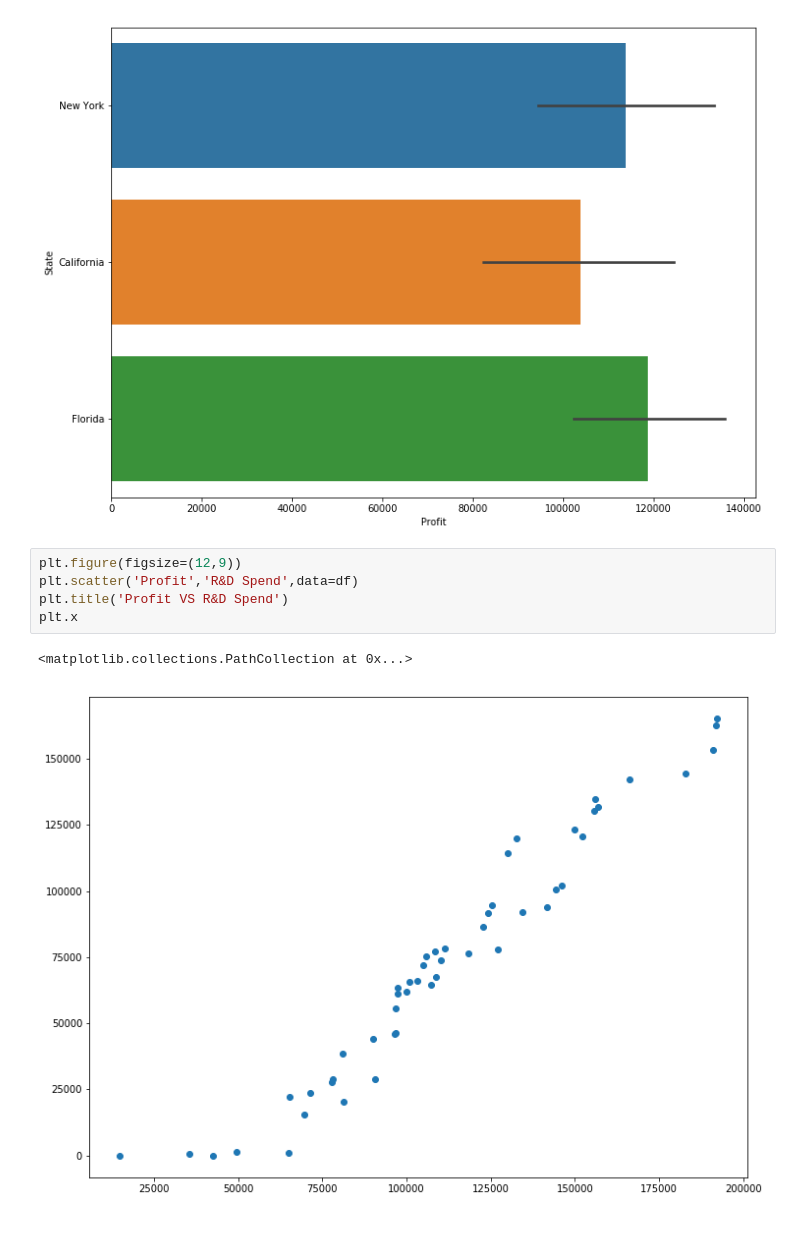
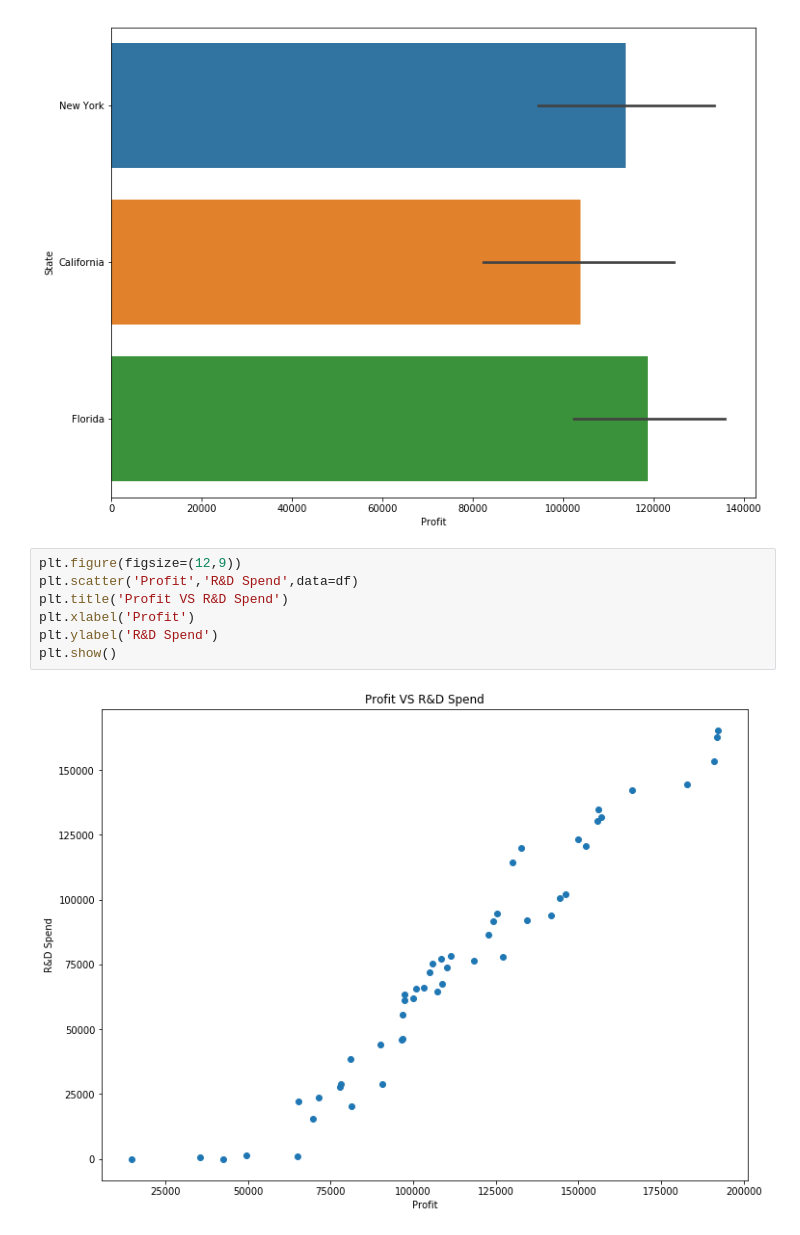
Before and after one commit to Rajathbharadwaj/SuperDataScience, a Jupyter notebook: Machine Learning A-Z/Part 2 - Regression/Section 5 - Multiple Linear Regression/Multiple_Linear_Regression/Untitled.ipynb, the cells around one changed output. Cells and saved outputs as stored; diff of their text form.

```diff
--- a/Machine Learning A-Z/Part 2 - Regression/Section 5 - Multiple Linear Regression/Multiple_Linear_Regression/Untitled.ipynb
+++ b/Machine Learning A-Z/Part 2 - Regression/Section 5 - Multiple Linear Regression/Multiple_Linear_Regression/Untitled.ipynb
@@ -34,8 +34,9 @@ sns.barplot(x='Profit',y='State',data=df)
 # %%
 plt.figure(figsize=(12,9))
 plt.scatter('Profit','R&D Spend',data=df)
 plt.title('Profit VS R&D Spend')
-plt.x
+plt.xlabel('Profit')
+plt.ylabel('R&D Spend')
+plt.show()
 # %% [output]
-<matplotlib.collections.PathCollection at 0x...>
-[figure, old version]
+[figure, new version]
```
Also changed, not shown: parts of 3 cells of this notebook.
